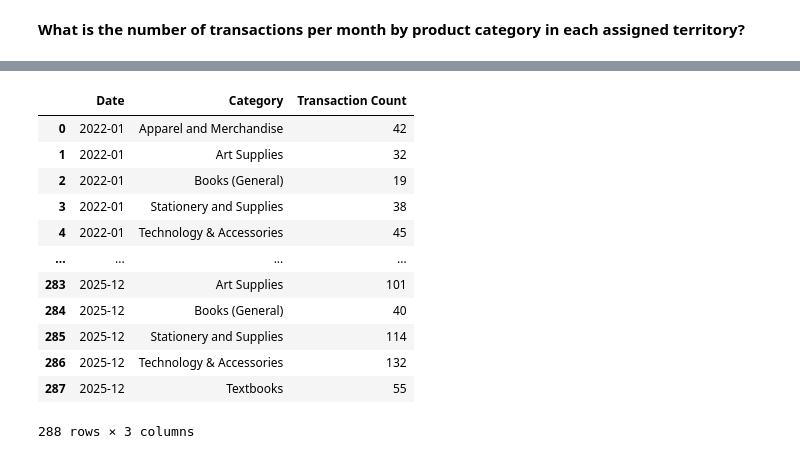
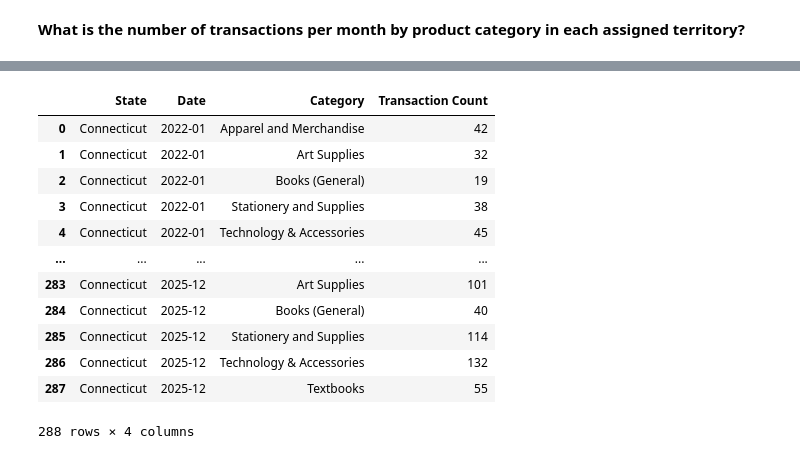
Before and after one commit to ktran-dot1/Capstone_2, a Jupyter notebook: Tran__sales_analysis.ipynb, the cells around one changed output, grey strips where cells are left out. Cells and saved outputs as stored; diff of their text form; code cells hidden in the pictures.

```diff
--- a/Tran__sales_analysis.ipynb
+++ b/Tran__sales_analysis.ipynb
@@ -422,6 +422,7 @@ ny_cust_sales.head()
 ct_prod_sales = ct_sales.merge(products, on="Prod Num") # merges ct_sales with products
 
 ct_prod_sales = ct_prod_sales.merge(prod_categories, on="SubcategoryID") # The merge: ct_sales --> products --> Product Categories
+ct_prod_sales = ct_prod_sales.merge(store_detail, on="Store ID")
 ct_prod_sales
 # %% [output]
 |  | Transaction Date | Store ID | RewardsID | Prod Num | Sale Amount | Date | Product | CategoryID_x | ... |
@@ -442,6 +443,6 @@ ct_prod_sales
 ct_prod_sales["Transaction Date"] = pd.to_datetime(ct_prod_sales["Transaction Date"])
 ct_prod_sales["Date"] = ct_prod_sales["Transaction Date"].dt.to_period("M")
 # %%
-ct_transactions = ct_prod_sales.groupby(["Date", "Category"]).size()
+ct_transactions = ct_prod_sales.groupby(["State","Date", "Category"]).size()
 ct_transactions # this is a Series
 # %% [output]
@@ -461,19 +462,19 @@ Length: 288, dtype: int64
 # %%
 # Make it into a DataFrame
 ct_transactions = ct_transactions.reset_index()
-ct_transactions.columns = ["Date", "Category", "Transaction Count"]
+ct_transactions.columns = ["State", "Date", "Category", "Transaction Count"]
 ct_transactions
 # %% [output]
-|  | Date | Category | Transaction Count |
-| 0 | 2022-01 | Apparel and Merchandise | 42 |
-| 1 | 2022-01 | Art Supplies | 32 |
-| 2 | 2022-01 | Books (General) | 19 |
-| 3 | 2022-01 | Stationery and Supplies | 38 |
-| 4 | 2022-01 | Technology & Accessories | 45 |
-| ... | ... | ... | ... |
-| 283 | 2025-12 | Art Supplies | 101 |
-| 284 | 2025-12 | Books (General) | 40 |
-| 285 | 2025-12 | Stationery and Supplies | 114 |
-| 286 | 2025-12 | Technology & Accessories | 132 |
-| 287 | 2025-12 | Textbooks | 55 |
+|  | State | Date | Category | Transaction Count |
+| 0 | Connecticut | 2022-01 | Apparel and Merchandise | 42 |
+| 1 | Connecticut | 2022-01 | Art Supplies | 32 |
+| 2 | Connecticut | 2022-01 | Books (General) | 19 |
+| 3 | Connecticut | 2022-01 | Stationery and Supplies | 38 |
+| 4 | Connecticut | 2022-01 | Technology & Accessories | 45 |
+| ... | ... | ... | ... | ... |
+| 283 | Connecticut | 2025-12 | Art Supplies | 101 |
+| 284 | Connecticut | 2025-12 | Books (General) | 40 |
+| 285 | Connecticut | 2025-12 | Stationery and Supplies | 114 |
+| 286 | Connecticut | 2025-12 | Technology & Accessories | 132 |
+| 287 | Connecticut | 2025-12 | Textbooks | 55 |
-288 rows × 3 columns
+288 rows × 4 columns
```
Also changed, not shown: parts of 13 cells of this notebook.
